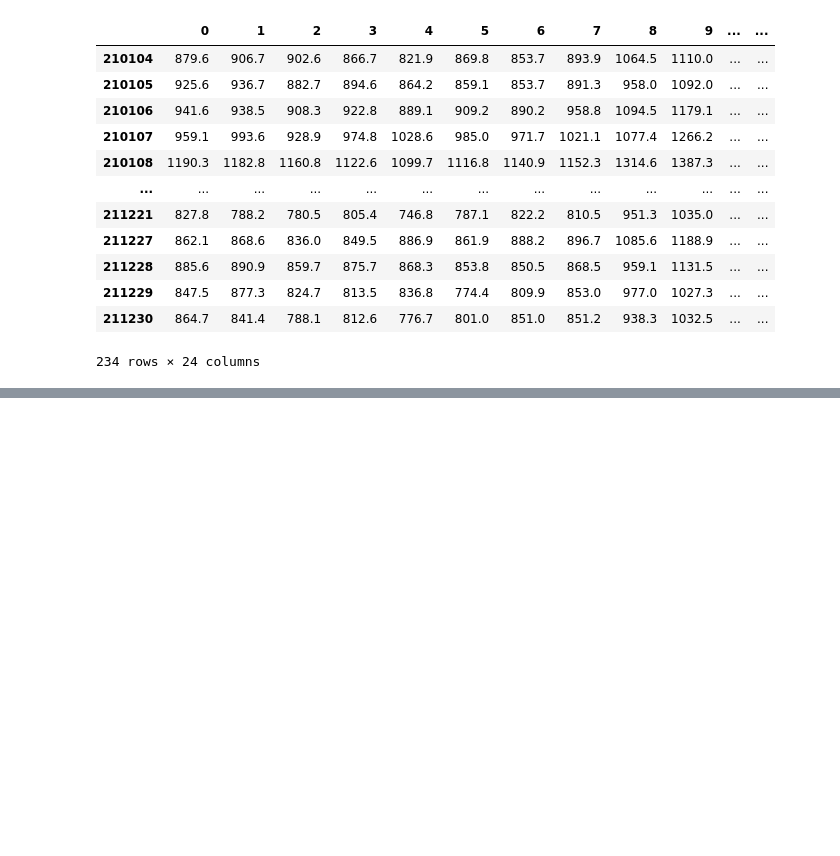
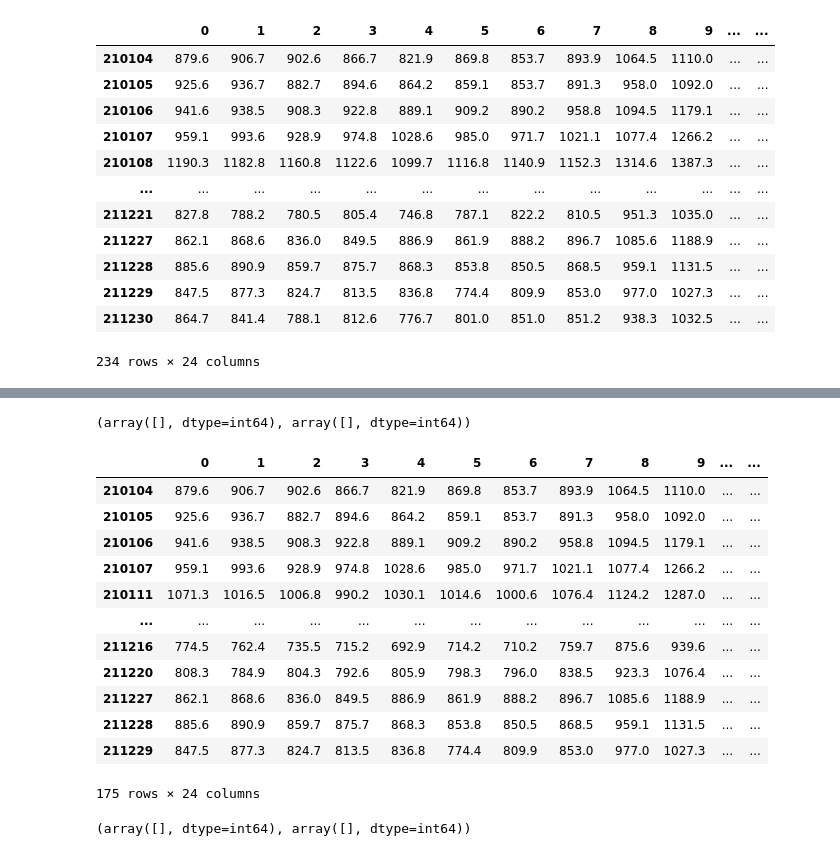
Before and after one commit to Ye-eun-Kim/IIS_net_load_forecast, a Jupyter notebook: weather_processing.ipynb, the cells around one changed output, grey strips where cells are left out. Drawn from its saved outputs; the diff is of its cells as text; code cells hidden in the pictures; blank space fills up the shorter version.

```diff
--- a/weather_processing.ipynb
+++ b/weather_processing.ipynb
@@ -130,3 +120,0 @@ SyntaxError: invalid syntax (3789146808.py, line 1)
-# %%
-for idx, row in comb.iterrows():
-    if cal_used[idx]
@@ -167,3 +121,49 @@ cal
+# %%
+X_pv = pd.DataFrame(columns=comb.columns)
+Y_pv = pd.DataFrame(columns=comb.columns)
+
+X_load = pd.DataFrame(columns=load.columns)
+# %%
+cnt = 0
+for idx, row in comb.iterrows():
+    if cal_used.loc[idx]['miss&week'] == 0:
+        if cal_used.iloc[cnt+1].values[0] == 0:
+            X_pv = X_pv.append(row)
+            Y_pv = Y_pv.append(comb.iloc[cnt+1])
+            X_load = X_load.append(load.loc[idx])
+    cnt+=1
+# %%
+# check if comb has NaN values
+np.isnan(X_pv.iloc[:,:]).any()
+
+# find the index of NaN values
+np.where(np.isnan(X_pv.iloc[:,:]))
+# %% [output]
+(array([], dtype=int64), array([], dtype=int64))
+# %%
+X_load
+# %% [output]
+|  | 0 | 1 | 2 | 3 | 4 | 5 | 6 | 7 | 8 | 9 | ... | ... |
+| 210104 | 879.6 | 906.7 | 902.6 | 866.7 | 821.9 | 869.8 | 853.7 | 893.9 | 1064.5 | 1110.0 | ... | ... |
+| 210105 | 925.6 | 936.7 | 882.7 | 894.6 | 864.2 | 859.1 | 853.7 | 891.3 | 958.0 | 1092.0 | ... | ... |
+| 210106 | 941.6 | 938.5 | 908.3 | 922.8 | 889.1 | 909.2 | 890.2 | 958.8 | 1094.5 | 1179.1 | ... | ... |
+| 210107 | 959.1 | 993.6 | 928.9 | 974.8 | 1028.6 | 985.0 | 971.7 | 1021.1 | 1077.4 | 1266.2 | ... | ... |
+| 210111 | 1071.3 | 1016.5 | 1006.8 | 990.2 | 1030.1 | 1014.6 | 1000.6 | 1076.4 | 1124.2 | 1287.0 | ... | ... |
+| ... | ... | ... | ... | ... | ... | ... | ... | ... | ... | ... | ... | ... |
+| 211216 | 774.5 | 762.4 | 735.5 | 715.2 | 692.9 | 714.2 | 710.2 | 759.7 | 875.6 | 939.6 | ... | ... |
+| 211220 | 808.3 | 784.9 | 804.3 | 792.6 | 805.9 | 798.3 | 796.0 | 838.5 | 923.3 | 1076.4 | ... | ... |
+| 211227 | 862.1 | 868.6 | 836.0 | 849.5 | 886.9 | 861.9 | 888.2 | 896.7 | 1085.6 | 1188.9 | ... | ... |
+| 211228 | 885.6 | 890.9 | 859.7 | 875.7 | 868.3 | 853.8 | 850.5 | 868.5 | 959.1 | 1131.5 | ... | ... |
+| 211229 | 847.5 | 877.3 | 824.7 | 813.5 | 836.8 | 774.4 | 809.9 | 853.0 | 977.0 | 1027.3 | ... | ... |
+175 rows × 24 columns
+# %%
+# check if comb has NaN values
+np.isnan(Y_pv.iloc[:,:]).any()
+
+# find the index of NaN values
+np.where(np.isnan(Y_pv.iloc[:,:]))
+# %% [output]
+(array([], dtype=int64), array([], dtype=int64))
 # %%
 # # change the nan value to 0 in cal
 # cal = cal.astype('int')
```
Also changed, not shown: parts of 8 cells of this notebook.
